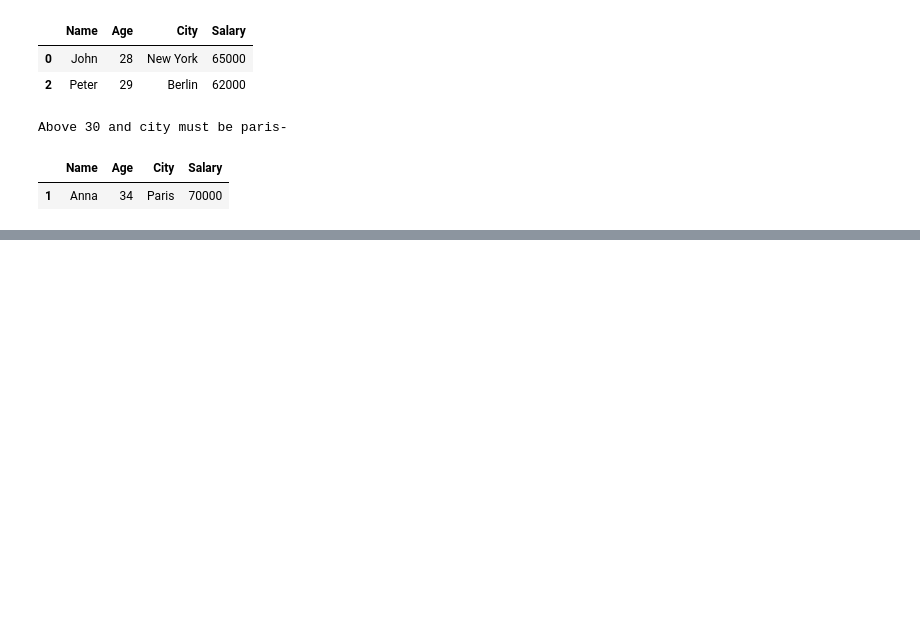
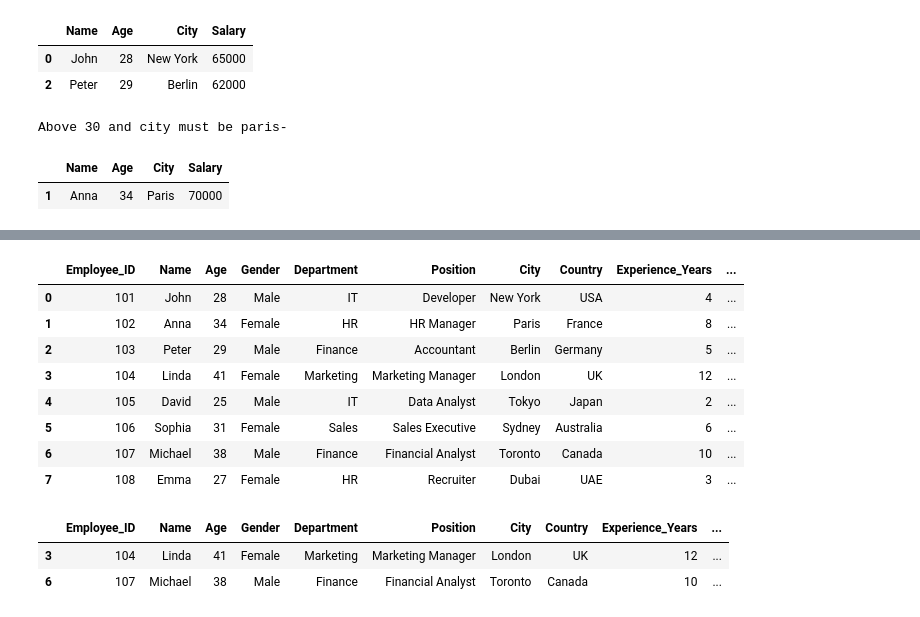
Before and after one commit to ZippoAI/data-science-revision, a Jupyter notebook: Pandas/2DataFrames.ipynb, the cells around one changed output, grey strips where cells are left out. Drawn from its saved outputs; the diff is of its cells as text; code cells hidden in the pictures; blank space fills up the shorter version.

Commit message:
starting missing data

```diff
--- a/Pandas/2DataFrames.ipynb
+++ b/Pandas/2DataFrames.ipynb
@@ -178,0 +197,50 @@ Above 30 and city must be paris-
+# %%
+data = {
+    'Employee_ID': [101, 102, 103, 104, 105, 106, 107, 108],
+    'Name': ['John', 'Anna', 'Peter', 'Linda', 'David', 'Sophia', 'Michael', 'Emma'],
+    'Age': [28, 34, 29, 41, 25, 31, 38, 27],
+    'Gender': ['Male', 'Female', 'Male', 'Female', 'Male', 'Female', 'Male', 'Female'],
+    'Department': [
+        'IT', 'HR', 'Finance', 'Marketing',
+        'IT', 'Sales', 'Finance', 'HR'
+    ],
+    'Position': [
+        'Developer', 'HR Manager', 'Accountant', 'Marketing Manager',
+        'Data Analyst', 'Sales Executive', 'Financial Analyst', 'Recruiter'
+    ],
+    'City': [
+        'New York', 'Paris', 'Berlin', 'London',
+        'Tokyo', 'Sydney', 'Toronto', 'Dubai'
+    ],
+    'Country': [
+        'USA', 'France', 'Germany', 'UK',
+        'Japan', 'Australia', 'Canada', 'UAE'
+    ],
+    'Experience_Years': [4, 8, 5, 12, 2, 6, 10, 3],
+    'Salary': [65000, 70000, 62000, 85000, 58000, 68000, 92000, 60000],
+    'Performance_Score': [88, 92, 79, 95, 84, 90, 97, 81],
+    'Bonus': [5000, 7000, 4000, 10000, 3000, 6000, 12000, 3500],
+    'Remote': [True, False, True, False, True, False, True, False],
+    'Joining_Year': [2021, 2017, 2020, 2013, 2023, 2019, 2015, 2022]
+}
+
+
+new_df = pd.DataFrame(data)
+
+new_df
+# %% [output]
+|  | Employee_ID | Name | Age | Gender | Department | Position | City | Country | Experience_Years | ... |
+| 0 | 101 | John | 28 | Male | IT | Developer | New York | USA | 4 | ... |
+| 1 | 102 | Anna | 34 | Female | HR | HR Manager | Paris | France | 8 | ... |
+| 2 | 103 | Peter | 29 | Male | Finance | Accountant | Berlin | Germany | 5 | ... |
+| 3 | 104 | Linda | 41 | Female | Marketing | Marketing Manager | London | UK | 12 | ... |
+| 4 | 105 | David | 25 | Male | IT | Data Analyst | Tokyo | Japan | 2 | ... |
+| 5 | 106 | Sophia | 31 | Female | Sales | Sales Executive | Sydney | Australia | 6 | ... |
+| 6 | 107 | Michael | 38 | Male | Finance | Financial Analyst | Toronto | Canada | 10 | ... |
+| 7 | 108 | Emma | 27 | Female | HR | Recruiter | Dubai | UAE | 3 | ... |
+# %%
+new_df[(new_df['Experience_Years']>=4)&(new_df['Salary']>70000)]
+# %% [output]
+|  | Employee_ID | Name | Age | Gender | Department | Position | City | Country | Experience_Years | ... |
+| 3 | 104 | Linda | 41 | Female | Marketing | Marketing Manager | London | UK | 12 | ... |
+| 6 | 107 | Michael | 38 | Male | Finance | Financial Analyst | Toronto | Canada | 10 | ... |
```
Also changed, not shown: parts of 3 cells of this notebook.
